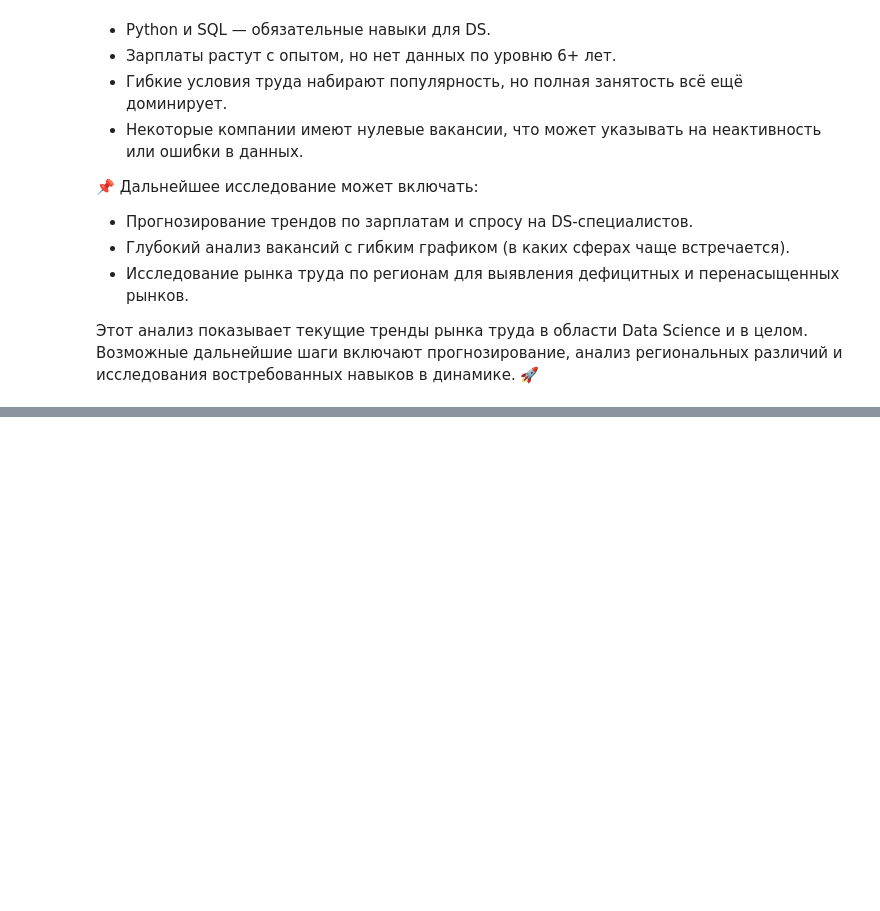
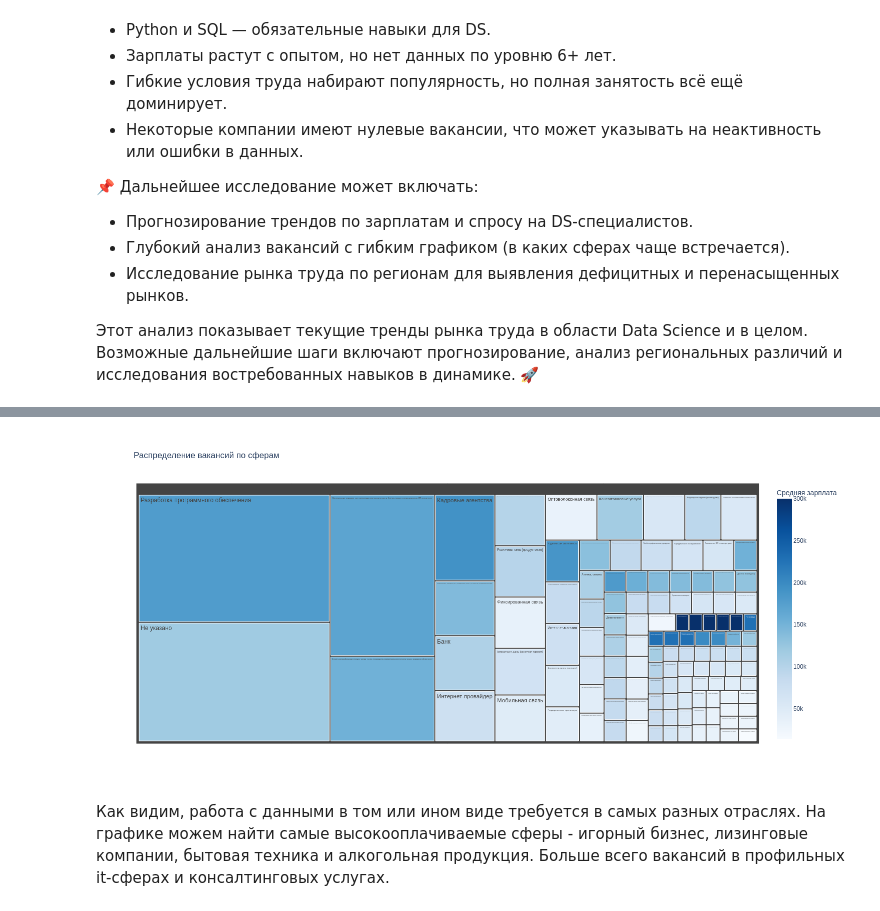
Before and after one commit to dafe1988/SF-DSPR-174, a Jupyter notebook: PROJECT_2/Project_2_Ноутбук_шаблон.ipynb, the cells around one changed output, grey strips where cells are left out. Drawn from its saved outputs; the diff is of its cells as text; code cells hidden in the pictures; blank space fills up the shorter version.

```diff
--- a/PROJECT_2/Project_2_Ноутбук_шаблон.ipynb
+++ b/PROJECT_2/Project_2_Ноутбук_шаблон.ipynb
@@ -952,0 +969,14 @@ result_01
+# %%
+fig = px.treemap(
+    result_01,
+    path=["industry_name"],
+    values="count_vacancies",
+    color="avg_salary",
+    color_continuous_scale="Blues",
+    title="Распределение вакансий по сферам",
+    labels={"industry_name": "Сфера", "count_vacancies": "Кол-во вакансий", "avg_salary": "Средняя зарплата"},
+    height=700, width=1500,
+)
+fig.show('png')
+# %% [output]
+[figure, added]
@@ -952,0 +988,2 @@ result_01
+# %% [markdown]
+Как видим, работа с данными в том или ином виде требуется в самых разных отраслях. На графике можем найти самые высокооплачиваемые сферы - игорный бизнес, лизинговые компании, бытовая техника и алкогольная продукция.  Больше всего вакансий в профильных it-сферах  и консалтинговых услугах.
```
Also changed, not shown: parts of 29 cells of this notebook, 18 other files.
